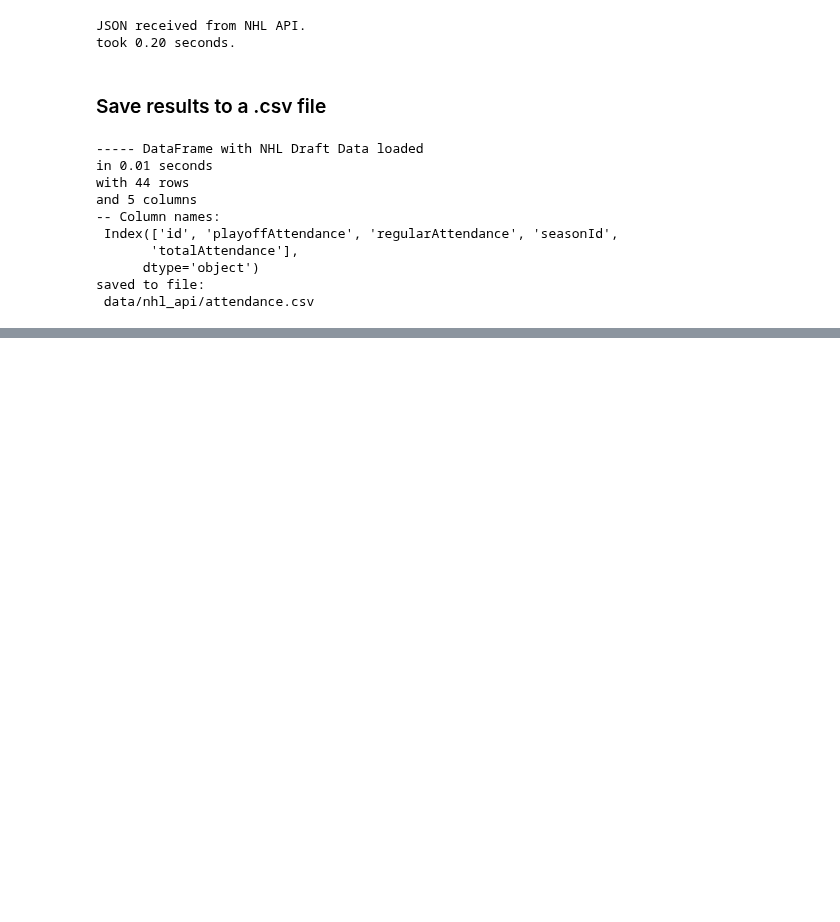
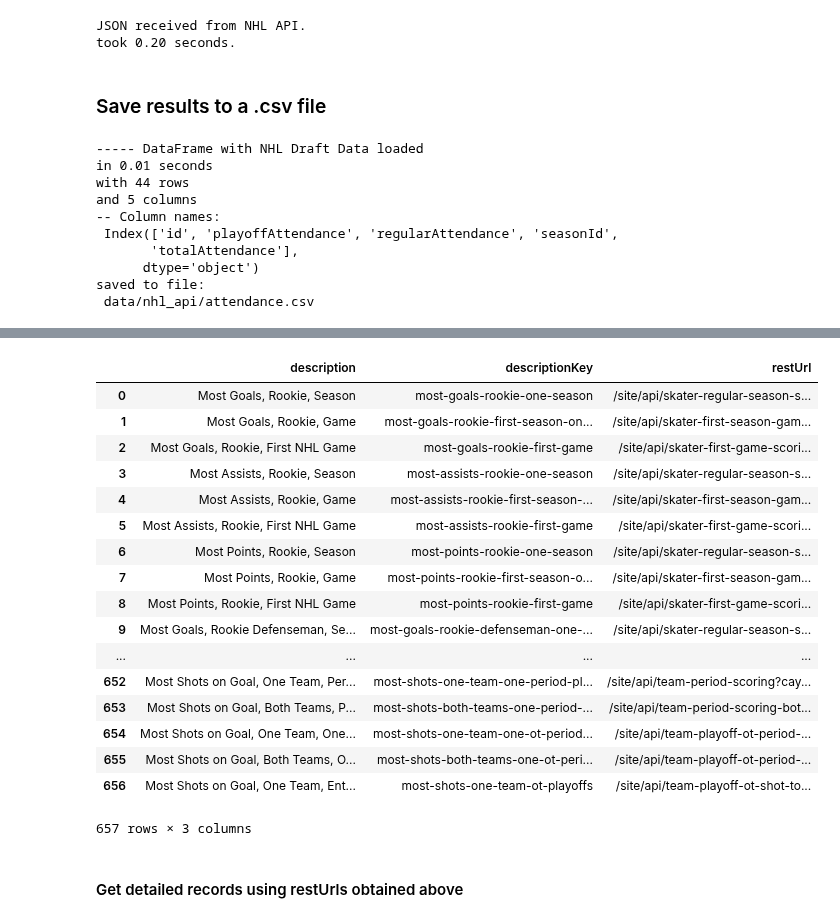
Before and after one commit to stepan-o/nhl_draft, a Jupyter notebook: notebooks/feature_extraction/nhl_api/nhl_draft_api_collect.ipynb, the cells around one changed output, grey strips where cells are left out. Cells and saved outputs as stored; diff of their text form; code cells hidden in the pictures; blank space fills up the shorter version.

Commit message:
collect most goals for rookie in a season data from NHL Records API Records endpoint

```diff
--- a/notebooks/feature_extraction/nhl_api/nhl_draft_api_collect.ipynb
+++ b/notebooks/feature_extraction/nhl_api/nhl_draft_api_collect.ipynb
@@ -322,0 +308,24 @@ saved to file:
+# %%
+url = 'https://records.nhl.com/site/api/record-detail'
+save_path = 'data/nhl_api/records/records_main.csv'
+
+# get data from NHL API
+t = time()
+r = requests.get(url)
+json_data = r.json()
+elapsed = time() - t
+print("JSON received from NHL API."
+      "\ntook {0:.2f} seconds."
+      .format(elapsed))
+
+# records results to a .csv file
+t = time()
+df_records = pd.DataFrame(json_data['data'])
+elapsed = time() - t
+print("----- DataFrame with NHL Draft Data loaded"
+      "\nin {0:.2f} seconds".format(elapsed) +
+      "\nwith {0:,} rows\nand {1:,} columns"
+      .format(df_records.shape[0], df_records.shape[1]) +
+      "\n-- Column names:\n", df_records.columns)
+df_records.to_csv(save_path, index=False)
+print("saved to file:\n", save_path)
@@ -322,0 +345,24 @@ saved to file:
+# %%
+cols = ['description', 'descriptionKey', 'restUrl']
+df_records[cols]
+# %% [output]
+|  | description | descriptionKey | restUrl |
+| 0 | Most Goals, Rookie, Season | most-goals-rookie-one-season | /site/api/skater-regular-season-s... |
+| 1 | Most Goals, Rookie, Game | most-goals-rookie-first-season-on... | /site/api/skater-first-season-gam... |
+| 2 | Most Goals, Rookie, First NHL Game | most-goals-rookie-first-game | /site/api/skater-first-game-scori... |
+| 3 | Most Assists, Rookie, Season | most-assists-rookie-one-season | /site/api/skater-regular-season-s... |
+| 4 | Most Assists, Rookie, Game | most-assists-rookie-first-season-... | /site/api/skater-first-season-gam... |
+| 5 | Most Assists, Rookie, First NHL Game | most-assists-rookie-first-game | /site/api/skater-first-game-scori... |
+| 6 | Most Points, Rookie, Season | most-points-rookie-one-season | /site/api/skater-regular-season-s... |
+| 7 | Most Points, Rookie, Game | most-points-rookie-first-season-o... | /site/api/skater-first-season-gam... |
+| 8 | Most Points, Rookie, First NHL Game | most-points-rookie-first-game | /site/api/skater-first-game-scori... |
+| 9 | Most Goals, Rookie Defenseman, Se... | most-goals-rookie-defenseman-one-... | /site/api/skater-regular-season-s... |
+| ... | ... | ... | ... |
+| 652 | Most Shots on Goal, One Team, Per... | most-shots-one-team-one-period-pl... | /site/api/team-period-scoring?cay... |
+| 653 | Most Shots on Goal, Both Teams, P... | most-shots-both-teams-one-period-... | /site/api/team-period-scoring-bot... |
+| 654 | Most Shots on Goal, One Team, One... | most-shots-one-team-one-ot-period... | /site/api/team-playoff-ot-period-... |
+| 655 | Most Shots on Goal, Both Teams, O... | most-shots-both-teams-one-ot-peri... | /site/api/team-playoff-ot-period-... |
+| 656 | Most Shots on Goal, One Team, Ent... | most-shots-one-team-ot-playoffs | /site/api/team-playoff-ot-shot-to... |
+657 rows × 3 columns
+# %% [markdown]
+#### Get detailed records using restUrls obtained above
```
Also changed, not shown: parts of 7 cells of this notebook.
